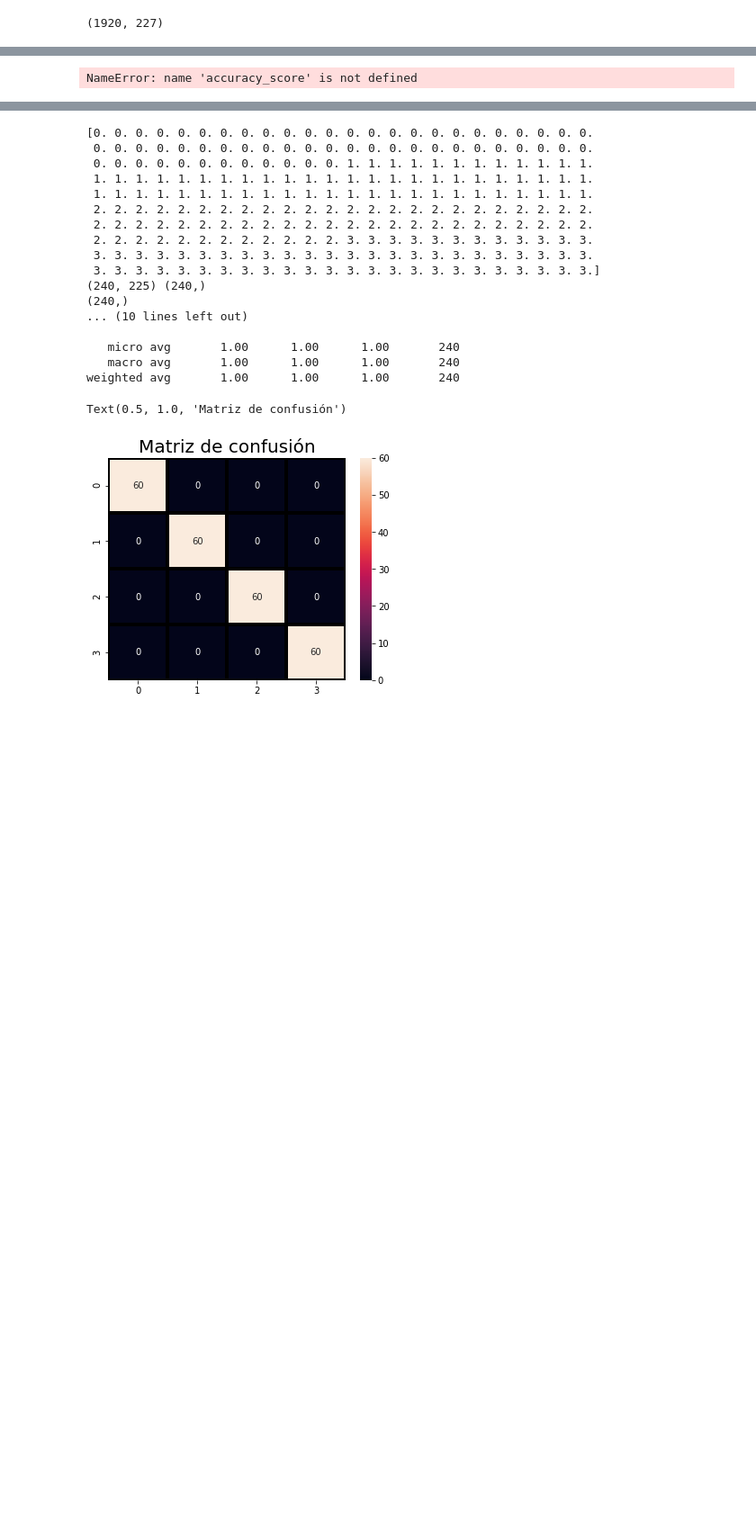
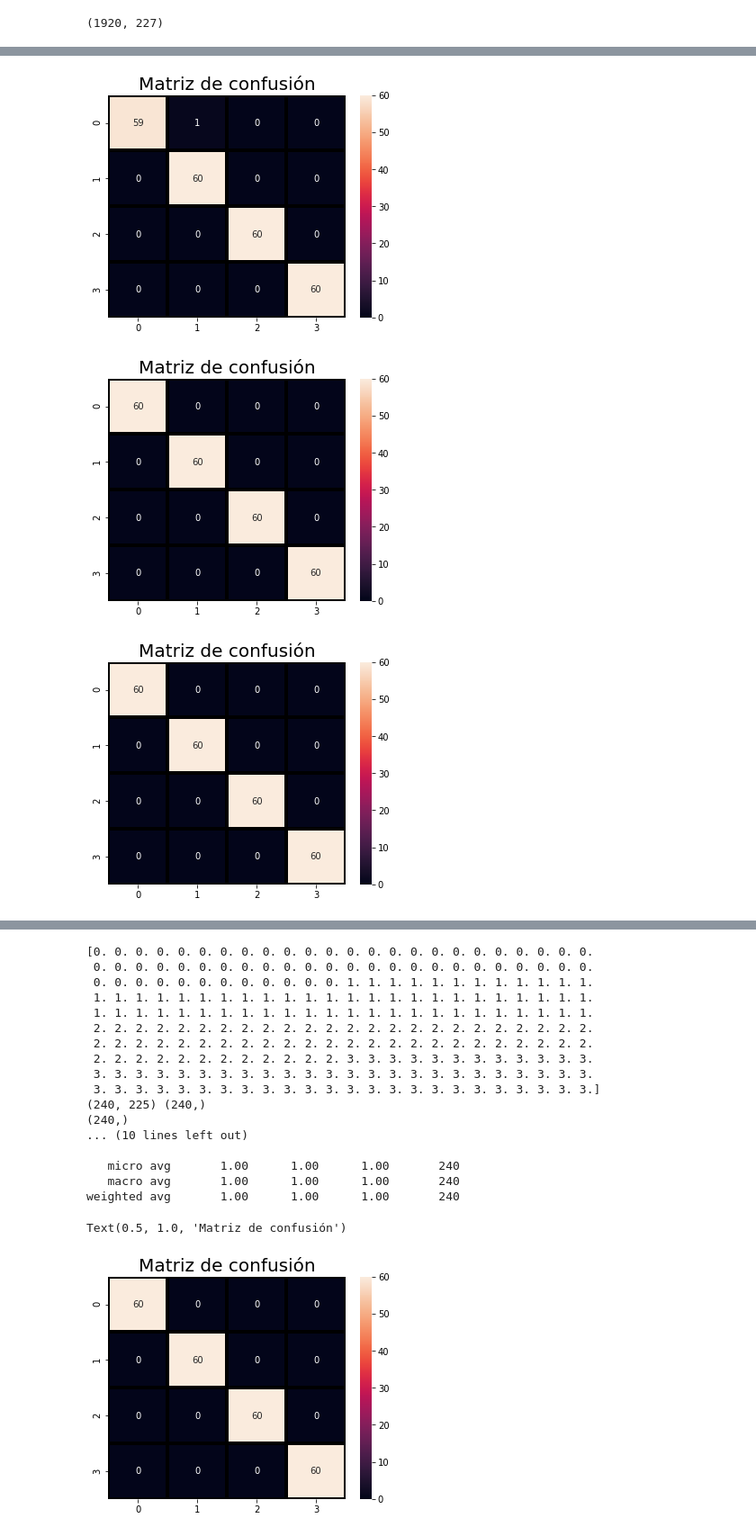
Before and after one commit to lauraerazos/Proyecto-Simulaci-n-2019-1, a Jupyter notebook: RandomForest.ipynb, the cells around one changed output, grey strips where cells are left out. Shown at 90% size. Cells and saved outputs as stored; diff of their text form; code cells hidden in the pictures; blank space fills up the shorter version.

```diff
--- a/RandomForest.ipynb
+++ b/RandomForest.ipynb
@@ -22,10 +22,13 @@ import numpy.matlib
 from scipy import stats
 import scipy as sc
 import operator
-from scipy.spatial import distance
-from sklearn.neighbors import KNeighborsClassifier
 from sklearn.model_selection import GridSearchCV
-from sklearn.naive_bayes import GaussianNB
+from sklearn.metrics import classification_report,confusion_matrix,accuracy_score,roc_curve,auc
+from sklearn import preprocessing
+import seaborn as sns
+import matplotlib.pyplot as plt
+
+
 
 numpy_matrix = df.as_matrix()
 #error = np.zeros(8)
@@ -40,17 +43,23 @@ print(groups.shape)
 
 group_kfold = GroupKFold(n_splits=8)
 group_kfold.get_n_splits(X, Y, groups)
-
+eficienciaTrain=np.zeros(8)
+eficienciaTest=np.zeros(8)
+j=0
 for train_index, test_index in group_kfold.split(X, Y, groups):
 
-    X_train, X_test = X[train_index], X[test_index]
-    y_train, y_test = Y[train_index], Y[test_index]
+    Xtrain = X[train_index,:]
+    Ytrain = Y[train_index]
+    Xtest = X[test_index,:]
+    Ytest = Y[test_index]
 
-    media = np.mean(X_train)
-    desvia = np.std(X_train)
-    Xtrain = sc.stats.stats.zscore(X_train)
-    Xtest = (X_test - np.matlib.repmat(media, X_test.shape[0], 1))/np.matlib.repmat(desvia, X_test.shape[0], 1)
-
+    #media = np.mean(X_train)
+    #desvia = np.std(X_train)
+    #Xtrain = sc.stats.stats.zscore(X_train)
+    #Xtest = (X_test - np.matlib.repmat(media, X_test.shape[0], 1))/np.matlib.repmat(desvia, X_test.shape[0], 1)
+    scaler = preprocessing.StandardScaler().fit(Xtrain)
+    Xtrain = scaler.transform(Xtrain)
+    Xtest = scaler.transform(Xtest)
 
     groups = np.array(personsLabel)
     group_kfold = GroupKFold(n_splits=7)
@@ -65,23 +74,28 @@ for train_index, test_index in group_kfold.split(X, Y, groups):
 
     rfc=RandomForestClassifier()
 
-    clf = GridSearchCV(rfc, params, cv=group_kfold.split(X_train, y_train, groups[train_index]))
-    clf.fit(X_train,y_train)
+    clf = GridSearchCV(rfc, params, cv=group_kfold.split(Xtrain, Ytrain, groups[train_index]))
+    clf.fit(Xtrain,Ytrain)
+    y_predTrain=clf.predict(Xtrain)
+    y_predTest=clf.predict(Xtest)
+
+    eficienciaTrain[j]=np.mean(y_predTrain.ravel() == y_train.ravel())
+    eficienciaTest[j]=np.mean(y_predTest.ravel() == y_test.ravel())
+
+    print (str(np.mean(eficienciaTest)),str(np.std(eficienciaTest)))
     print(clf.best_estimator_)
-
-    y_predicted=clf.predict(X_test)
-    print(y_predicted)
-
-    print(X_test.shape,y_test.shape)
-    print(y_predicted.shape)
-    print('Accuracy: ', accuracy_score(y_test, y_predicted), '\n')
-    report = classification_report(y_test, y_predicted)
-    print("\nclassification report :\n",report )
-
 
     plt.figure(figsize=(13,10))
     plt.subplot(221)
-    sns.heatmap(confusion_matrix(y_test, y_predicted),annot=True,fmt = "d",linecolor="k",linewidths=3)
+    sns.heatmap(confusion_matrix(y_test, y_predTest),annot=True,fmt = "d",linecolor="k",linewidths=3)
     plt.title("Matriz de confusión",fontsize=20)
+
+
+    j=j+1
+
+
+print('Salida')
+print(clf.best_estimator_)
+print('Eficiencia durante la validación = ' + str(np.mean(eficienciaTest)) + '+-' + str(np.std(eficienciaTest)))
 # %% [output]
 (1920,)
@@ -107 +118,3 @@ RandomForestClassifier(bootstrap=True, class_weight=None, criterion='gini',
-NameError: name 'accuracy_score' is not defined
+[figure, added]
+[figure, added]
+[figure, added]
```
Also changed, not shown: parts of 3 cells of this notebook, 5 other files.
